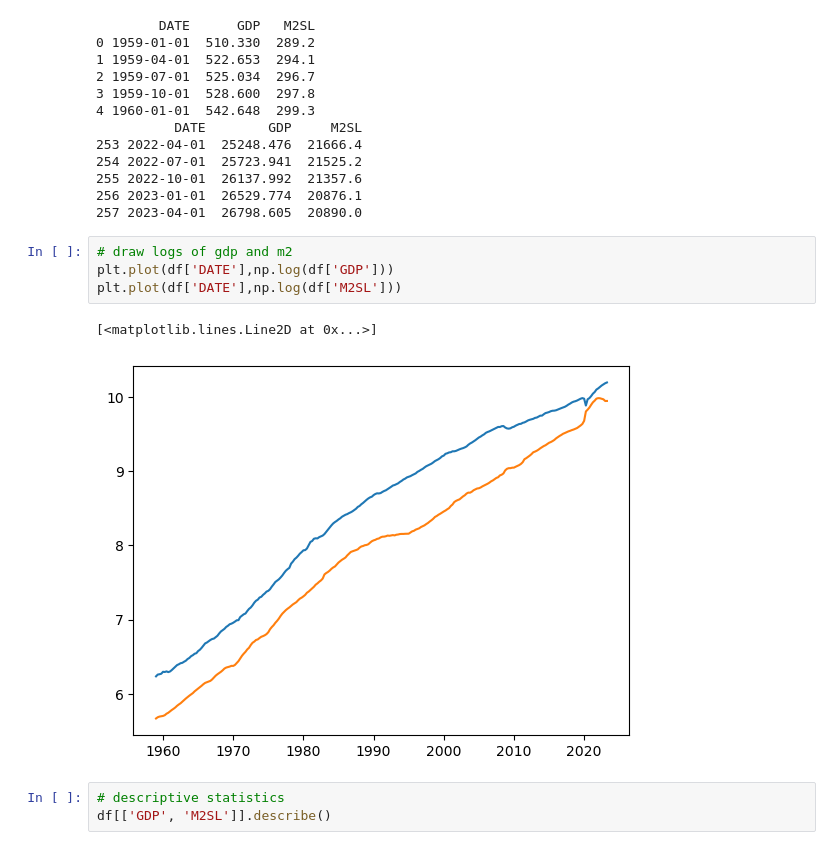
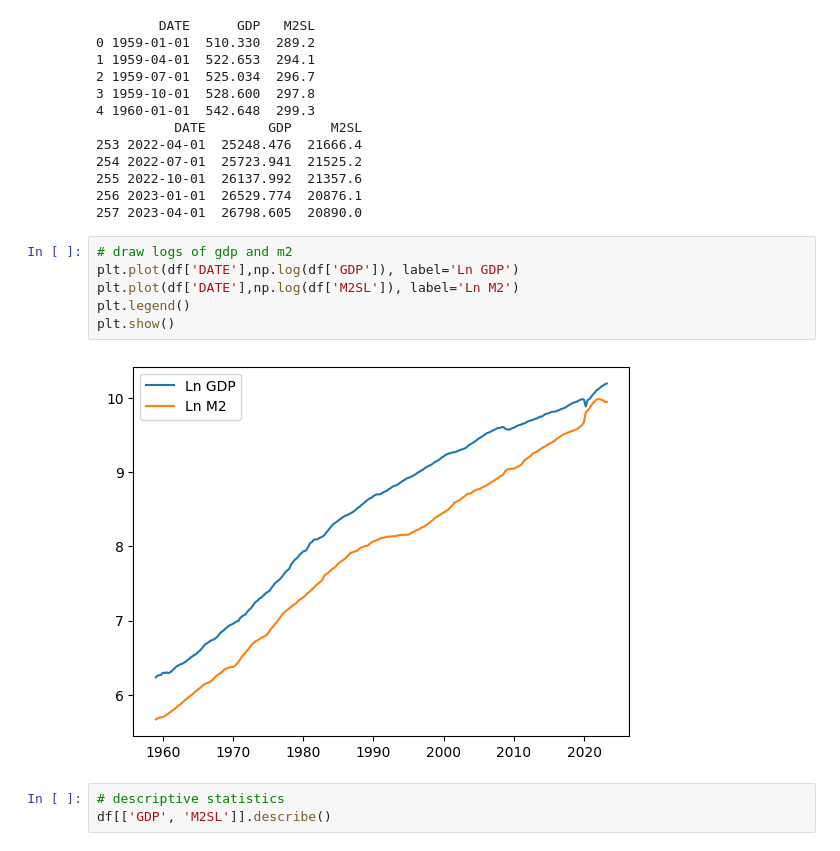
Before and after one commit to MathewShuvarikov/Python_and_R, a Jupyter notebook: NeuralNets/GDPM2.ipynb, the cells around one changed output. Drawn from its saved outputs; the diff is of its cells as text.

```diff
--- a/NeuralNets/GDPM2.ipynb
+++ b/NeuralNets/GDPM2.ipynb
@@ -80,11 +80,12 @@ print(df.tail())
 257 2023-04-01  26798.605  20890.0
 # %%
 # draw logs of gdp and m2
-plt.plot(df['DATE'],np.log(df['GDP']))
-plt.plot(df['DATE'],np.log(df['M2SL']))
+plt.plot(df['DATE'],np.log(df['GDP']), label='Ln GDP')
+plt.plot(df['DATE'],np.log(df['M2SL']), label='Ln M2')
+plt.legend()
+plt.show()
 # %% [output]
-[<matplotlib.lines.Line2D at 0x...>]
-[figure, old version]
+[figure, new version]
 # %%
 # descriptive statistics
 df[['GDP', 'M2SL']].describe()
```
Also changed, not shown: parts of 3 cells of this notebook, 3 other files.
